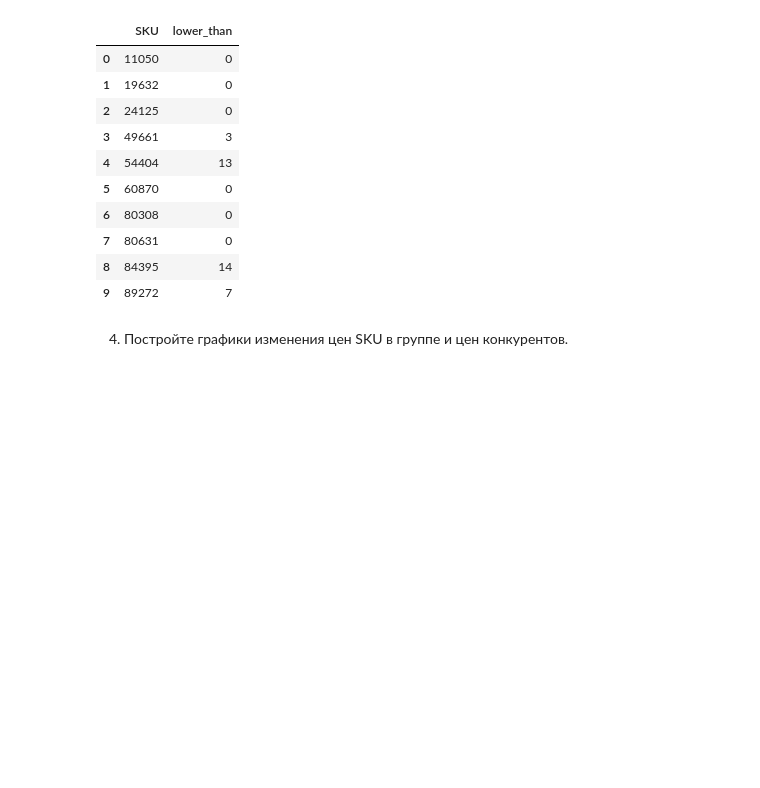
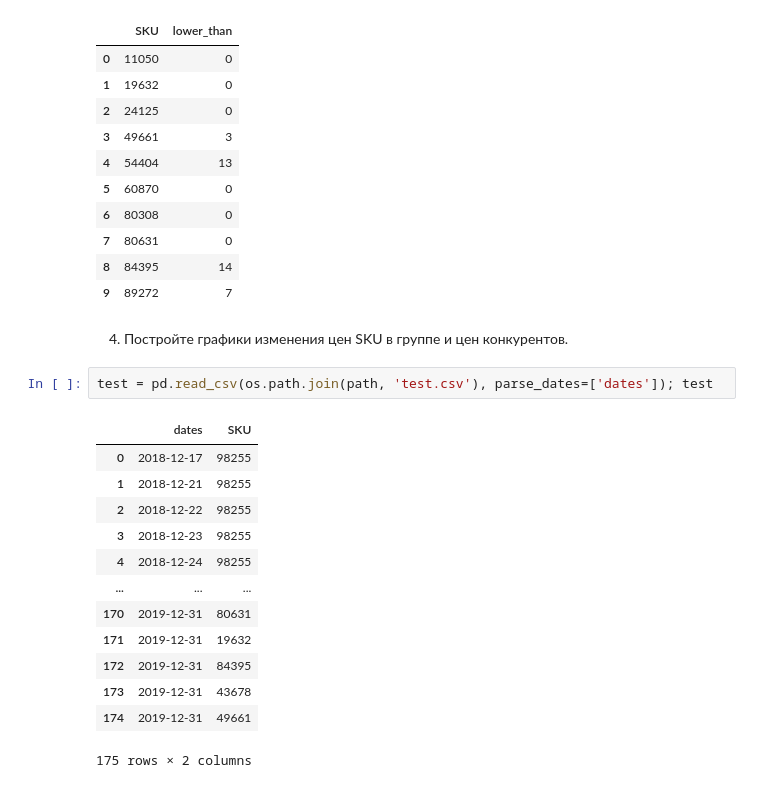
Before and after one commit to mic-icloud/ml-hard, a Jupyter notebook: 4-part/hw-4.ipynb, the cells around one changed output. Drawn from its saved outputs; the diff is of its cells as text; blank space fills up the shorter version.

```diff
--- a/4-part/hw-4.ipynb
+++ b/4-part/hw-4.ipynb
@@ -459,3 +459,19 @@ third_group.groupby('SKU').lower_than.sum().reset_index()
 | 9 | 89272 | 7 |
 # %% [markdown]
 4. Постройте графики изменения цен SKU в группе и цен конкурентов.
+# %%
+test = pd.read_csv(os.path.join(path, 'test.csv'), parse_dates=['dates']); test
+# %% [output]
+|  | dates | SKU |
+| 0 | 2018-12-17 | 98255 |
+| 1 | 2018-12-21 | 98255 |
+| 2 | 2018-12-22 | 98255 |
+| 3 | 2018-12-23 | 98255 |
+| 4 | 2018-12-24 | 98255 |
+| ... | ... | ... |
+| 170 | 2019-12-31 | 80631 |
+| 171 | 2019-12-31 | 19632 |
+| 172 | 2019-12-31 | 84395 |
+| 173 | 2019-12-31 | 43678 |
+| 174 | 2019-12-31 | 49661 |
+175 rows × 2 columns
```
Also changed, not shown: parts of 1 cell of this notebook, 16 other files.
